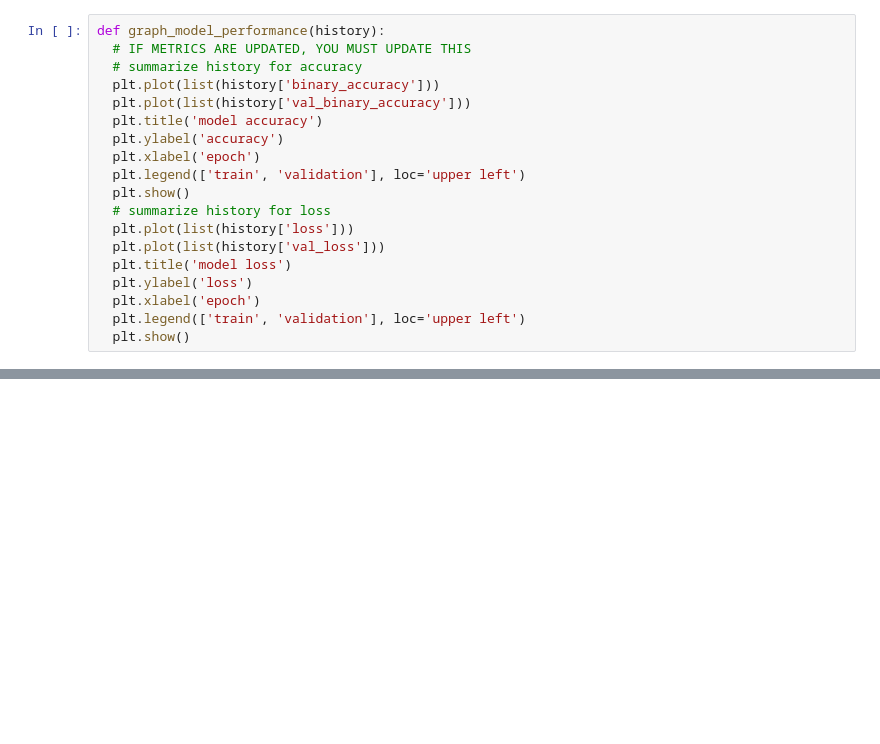
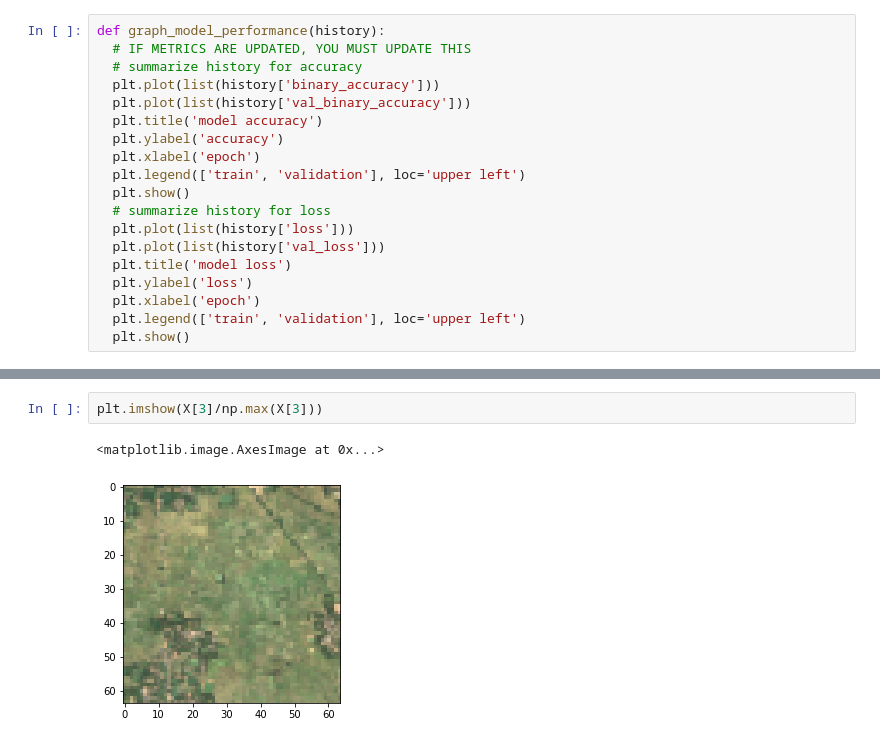
Before and after one commit to mliu356/kiln-scaling, a Jupyter notebook: notebooks/CNN_model.ipynb, the cells around one changed output, grey strips where cells are left out. Cells and saved outputs as stored; diff of their text form; blank space fills up the shorter version.

```diff
--- a/notebooks/CNN_model.ipynb
+++ b/notebooks/CNN_model.ipynb
@@ -193 +267,6 @@ def evaluate_model(model, X_train, X_val, X_test, y_train, y_val, y_test, thresh
+# %%
+plt.imshow(X[3]/np.max(X[3]))
+# %% [output]
+<matplotlib.image.AxesImage at 0x...>
+[figure, added]
 # %%
```
Also changed, not shown: parts of 11 cells of this notebook, 2 other files.
